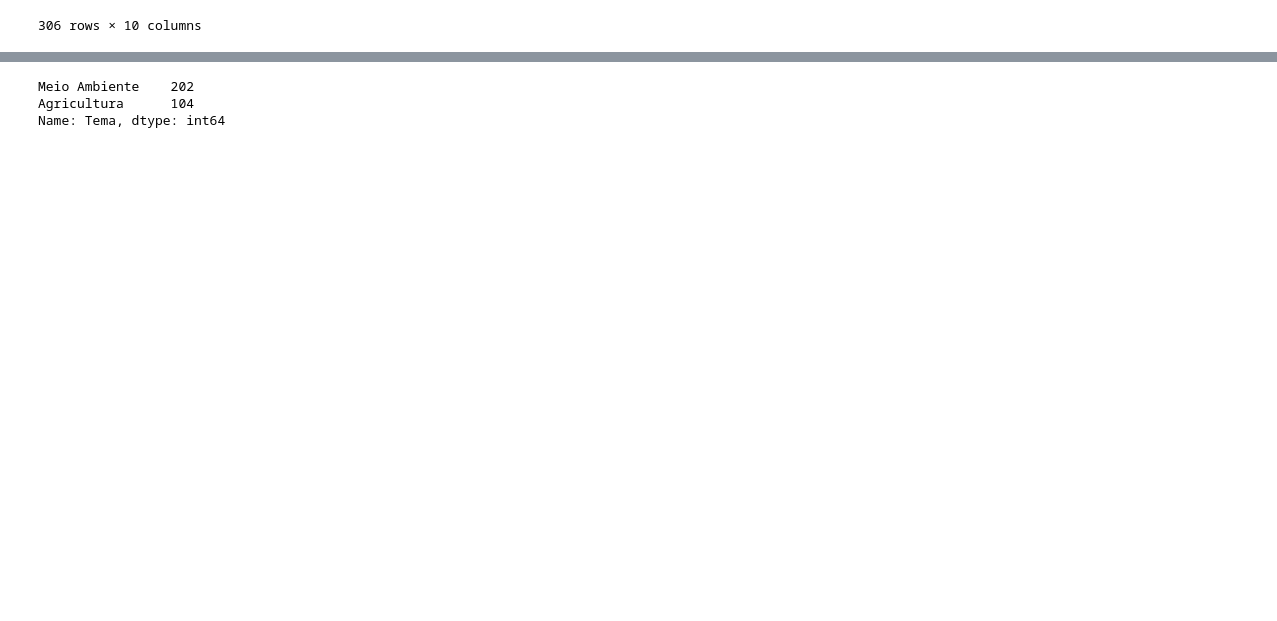
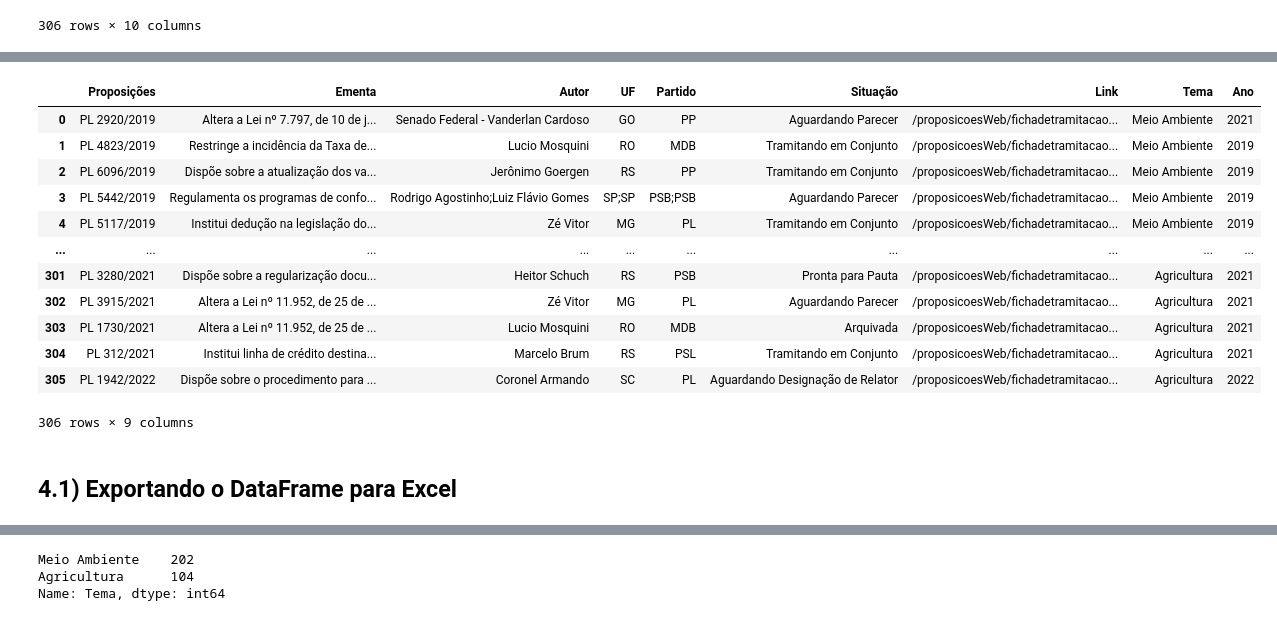
Before and after one commit to joaoleon/agrarian-and-environmental-policies, a Jupyter notebook: leis_meio_ambiente_agricultura.ipynb, the cells around one changed output, grey strips where cells are left out. Drawn from its saved outputs; the diff is of its cells as text; code cells hidden in the pictures; blank space fills up the shorter version.

Commit message:
Banco de Dados Leis Meio Ambiente e Agricultura

```diff
--- a/leis_meio_ambiente_agricultura.ipynb
+++ b/leis_meio_ambiente_agricultura.ipynb
@@ -312,0 +359,20 @@ pl_agro_ambiental_final
+# %%
+# Versão definitiva do banco de dados de leis que versão sobre Meio Ambiente e Agricultura no Brasil entre os anos de 2019 e 2022
+
+pl_agro_ambiental_final
+# %% [output]
+|  | Proposições | Ementa | Autor | UF | Partido | Situação | Link | Tema | Ano |
+| 0 | PL 2920/2019 | Altera a Lei nº 7.797, de 10 de j... | Senado Federal - Vanderlan Cardoso | GO | PP | Aguardando Parecer | /proposicoesWeb/fichadetramitacao... | Meio Ambiente | 2021 |
+| 1 | PL 4823/2019 | Restringe a incidência da Taxa de... | Lucio Mosquini | RO | MDB | Tramitando em Conjunto | /proposicoesWeb/fichadetramitacao... | Meio Ambiente | 2019 |
+| 2 | PL 6096/2019 | Dispõe sobre a atualização dos va... | Jerônimo Goergen | RS | PP | Tramitando em Conjunto | /proposicoesWeb/fichadetramitacao... | Meio Ambiente | 2019 |
+| 3 | PL 5442/2019 | Regulamenta os programas de confo... | Rodrigo Agostinho;Luiz Flávio Gomes | SP;SP | PSB;PSB | Aguardando Parecer | /proposicoesWeb/fichadetramitacao... | Meio Ambiente | 2019 |
+| 4 | PL 5117/2019 | Institui dedução na legislação do... | Zé Vitor | MG | PL | Tramitando em Conjunto | /proposicoesWeb/fichadetramitacao... | Meio Ambiente | 2019 |
+| ... | ... | ... | ... | ... | ... | ... | ... | ... | ... |
+| 301 | PL 3280/2021 | Dispõe sobre a regularização docu... | Heitor Schuch | RS | PSB | Pronta para Pauta | /proposicoesWeb/fichadetramitacao... | Agricultura | 2021 |
+| 302 | PL 3915/2021 | Altera a Lei nº 11.952, de 25 de ... | Zé Vitor | MG | PL | Aguardando Parecer | /proposicoesWeb/fichadetramitacao... | Agricultura | 2021 |
+| 303 | PL 1730/2021 | Altera a Lei nº 11.952, de 25 de ... | Lucio Mosquini | RO | MDB | Arquivada | /proposicoesWeb/fichadetramitacao... | Agricultura | 2021 |
+| 304 | PL 312/2021 | Institui linha de crédito destina... | Marcelo Brum | RS | PSL | Tramitando em Conjunto | /proposicoesWeb/fichadetramitacao... | Agricultura | 2021 |
+| 305 | PL 1942/2022 | Dispõe sobre o procedimento para ... | Coronel Armando | SC | PL | Aguardando Designação de Relator | /proposicoesWeb/fichadetramitacao... | Agricultura | 2022 |
+306 rows × 9 columns
+# %% [markdown]
+## 4.1) Exportando o DataFrame para Excel
```
Also changed, not shown: parts of 11 cells of this notebook, 2 other files.
